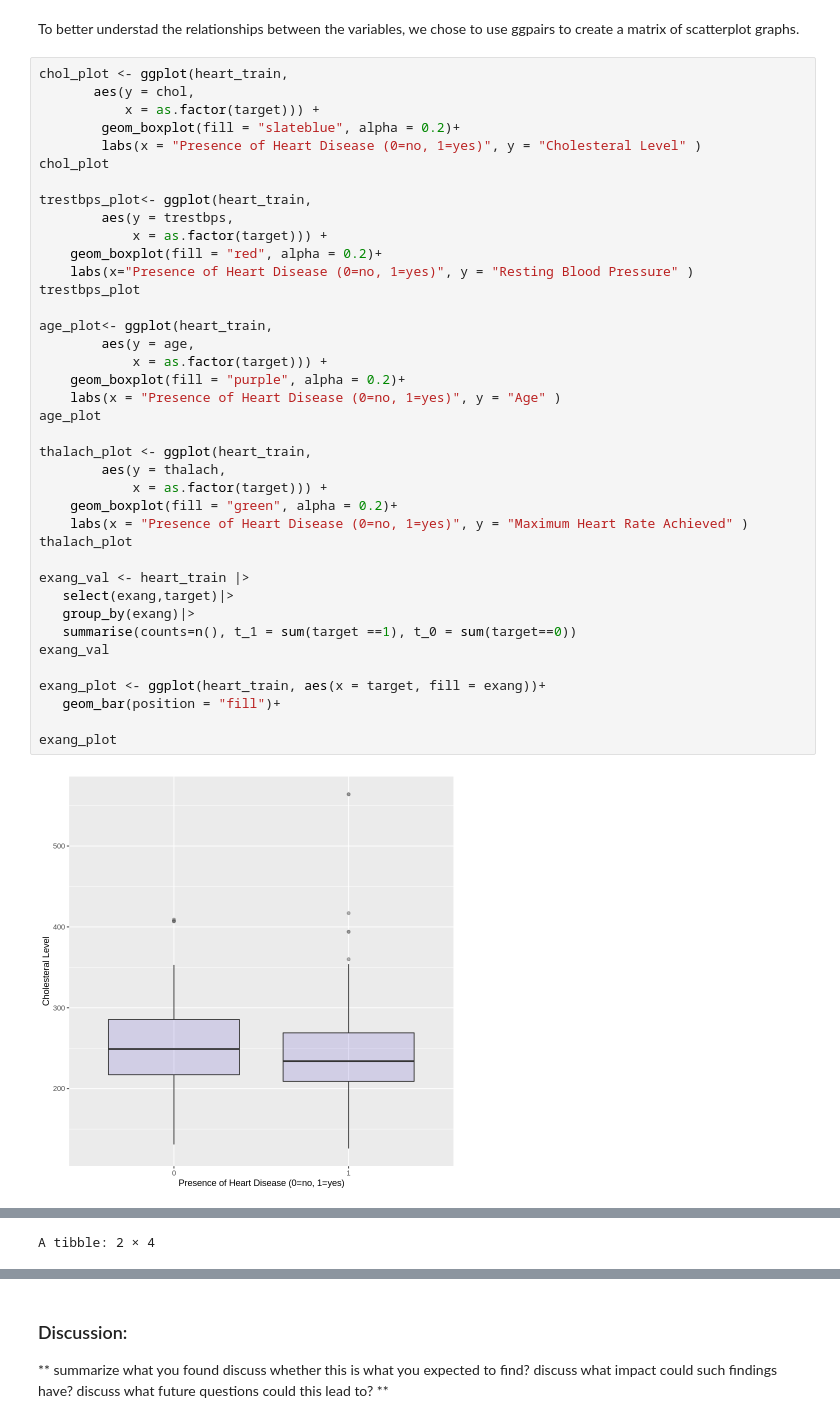
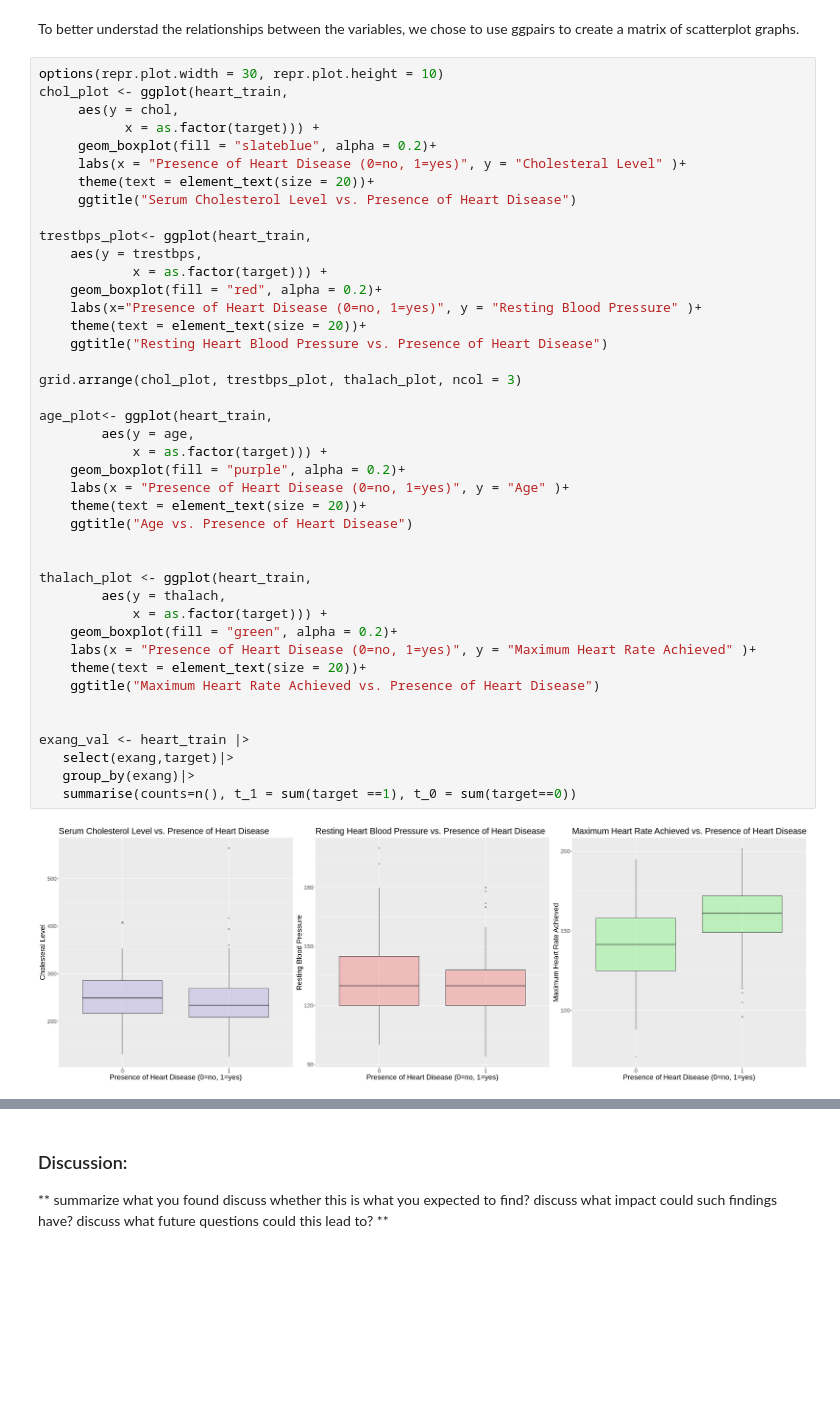
Before and after one commit to jennywyzhao/dsci-group-project-002-14, a Jupyter notebook: Final Project Report.ipynb, the cells around one changed output, grey strips where cells are left out. Saved outputs shown, nothing was run; the diff lists cells and outputs as text; blank space fills up the shorter version.

Commit message:
lined up some of the graphs

```diff
--- a/Final Project Report.ipynb
+++ b/Final Project Report.ipynb
@@ -80,43 +80,46 @@ A tibble: 5 × 6
 # %% [markdown]
 To better understad the relationships between the variables, we chose to use ggpairs to create a matrix of scatterplot graphs.
 # %%
+options(repr.plot.width = 30, repr.plot.height = 10)
 chol_plot <- ggplot(heart_train,
-       aes(y = chol,
+     aes(y = chol,
            x = as.factor(target))) +
-        geom_boxplot(fill = "slateblue", alpha = 0.2)+
-        labs(x = "Presence of Heart Disease (0=no, 1=yes)", y = "Cholesteral Level" )
-chol_plot
+     geom_boxplot(fill = "slateblue", alpha = 0.2)+
+     labs(x = "Presence of Heart Disease (0=no, 1=yes)", y = "Cholesteral Level" )+
+     theme(text = element_text(size = 20))+
+     ggtitle("Serum Cholesterol Level vs. Presence of Heart Disease")
 
 trestbps_plot<- ggplot(heart_train,
-        aes(y = trestbps,
+    aes(y = trestbps,
             x = as.factor(target))) +
     geom_boxplot(fill = "red", alpha = 0.2)+
-    labs(x="Presence of Heart Disease (0=no, 1=yes)", y = "Resting Blood Pressure" )
-trestbps_plot
+    labs(x="Presence of Heart Disease (0=no, 1=yes)", y = "Resting Blood Pressure" )+
+    theme(text = element_text(size = 20))+
+    ggtitle("Resting Heart Blood Pressure vs. Presence of Heart Disease")
+
+grid.arrange(chol_plot, trestbps_plot, thalach_plot, ncol = 3)
 
 age_plot<- ggplot(heart_train,
         aes(y = age,
             x = as.factor(target))) +
     geom_boxplot(fill = "purple", alpha = 0.2)+
-    labs(x = "Presence of Heart Disease (0=no, 1=yes)", y = "Age" )
-age_plot
+    labs(x = "Presence of Heart Disease (0=no, 1=yes)", y = "Age" )+
+    theme(text = element_text(size = 20))+
+    ggtitle("Age vs. Presence of Heart Disease")
+
 
 thalach_plot <- ggplot(heart_train,
         aes(y = thalach,
             x = as.factor(target))) +
     geom_boxplot(fill = "green", alpha = 0.2)+
-    labs(x = "Presence of Heart Disease (0=no, 1=yes)", y = "Maximum Heart Rate Achieved" )
-thalach_plot
+    labs(x = "Presence of Heart Disease (0=no, 1=yes)", y = "Maximum Heart Rate Achieved" )+
+    theme(text = element_text(size = 20))+
+    ggtitle("Maximum Heart Rate Achieved vs. Presence of Heart Disease")
+
 
 exang_val <- heart_train |>
    select(exang,target)|>
    group_by(exang)|>
    summarise(counts=n(), t_1 = sum(target ==1), t_0 = sum(target==0))
-exang_val
-
-exang_plot <- ggplot(heart_train, aes(x = target, fill = exang))+
-   geom_bar(position = "fill")+
-
-exang_plot
 # %% [output]
-[figure, old version]
+[figure, new version]
@@ -125 +125,0 @@ exang_plot
-A tibble: 2 × 4
```
Also changed, not shown: parts of 1 cell of this notebook.
